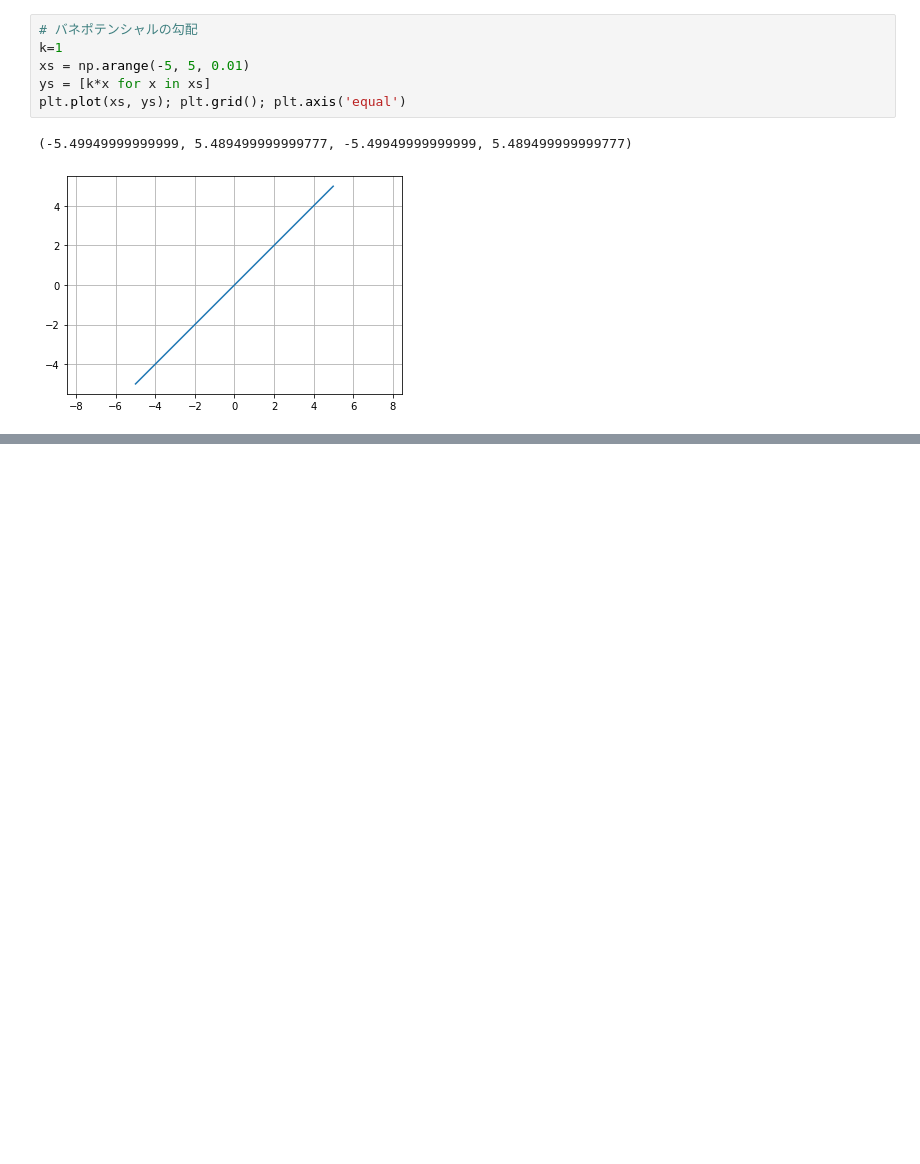
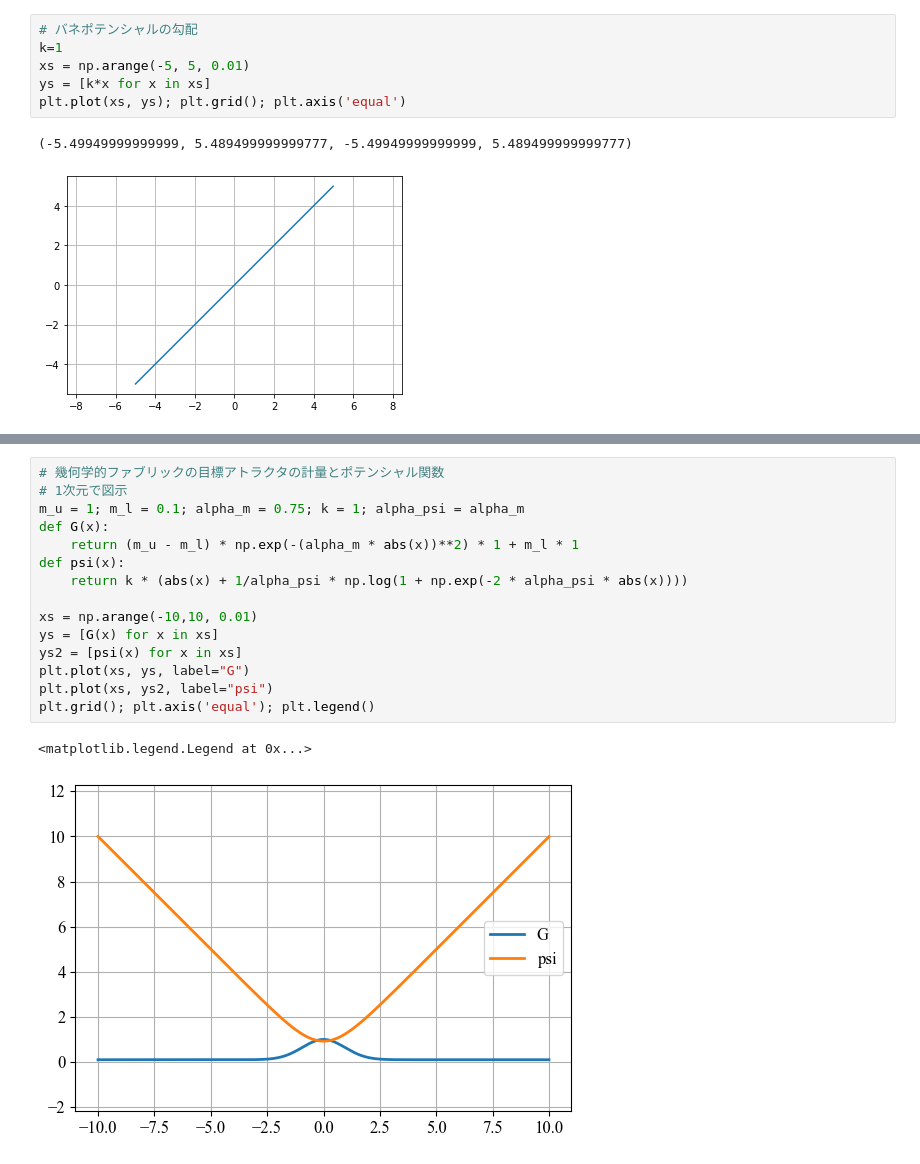
Before and after one commit to YoshimitsuMatsutaIe/rmp-py, a Jupyter notebook: misc/func_visualization.ipynb, the cells around one changed output, grey strips where cells are left out. Cells and saved outputs as stored; diff of their text form; blank space fills up the shorter version.

```diff
--- a/misc/func_visualization.ipynb
+++ b/misc/func_visualization.ipynb
@@ -194,0 +237,18 @@ plt.plot(xs, ys); plt.grid(); plt.axis('equal')
+# %%
+# 幾何学的ファブリックの目標アトラクタの計量とポテンシャル関数
+# 1次元で図示
+m_u = 1; m_l = 0.1; alpha_m = 0.75; k = 1; alpha_psi = alpha_m
+def G(x):
+    return (m_u - m_l) * np.exp(-(alpha_m * abs(x))**2) * 1 + m_l * 1
+def psi(x):
+    return k * (abs(x) + 1/alpha_psi * np.log(1 + np.exp(-2 * alpha_psi * abs(x))))
+
+xs = np.arange(-10,10, 0.01)
+ys = [G(x) for x in xs]
+ys2 = [psi(x) for x in xs]
+plt.plot(xs, ys, label="G")
+plt.plot(xs, ys2, label="psi")
+plt.grid(); plt.axis('equal'); plt.legend()
+# %% [output]
+<matplotlib.legend.Legend at 0x...>
+[figure, added]
```
Also changed, not shown: parts of 6 cells of this notebook.
